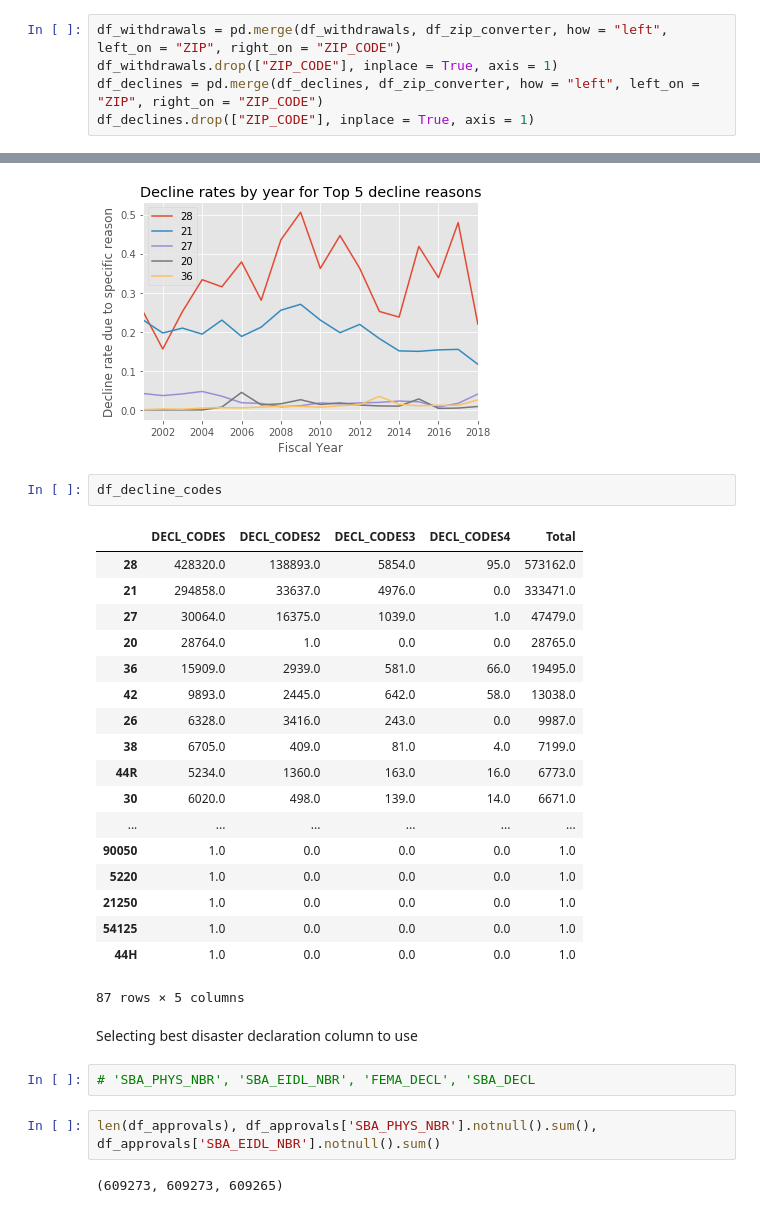
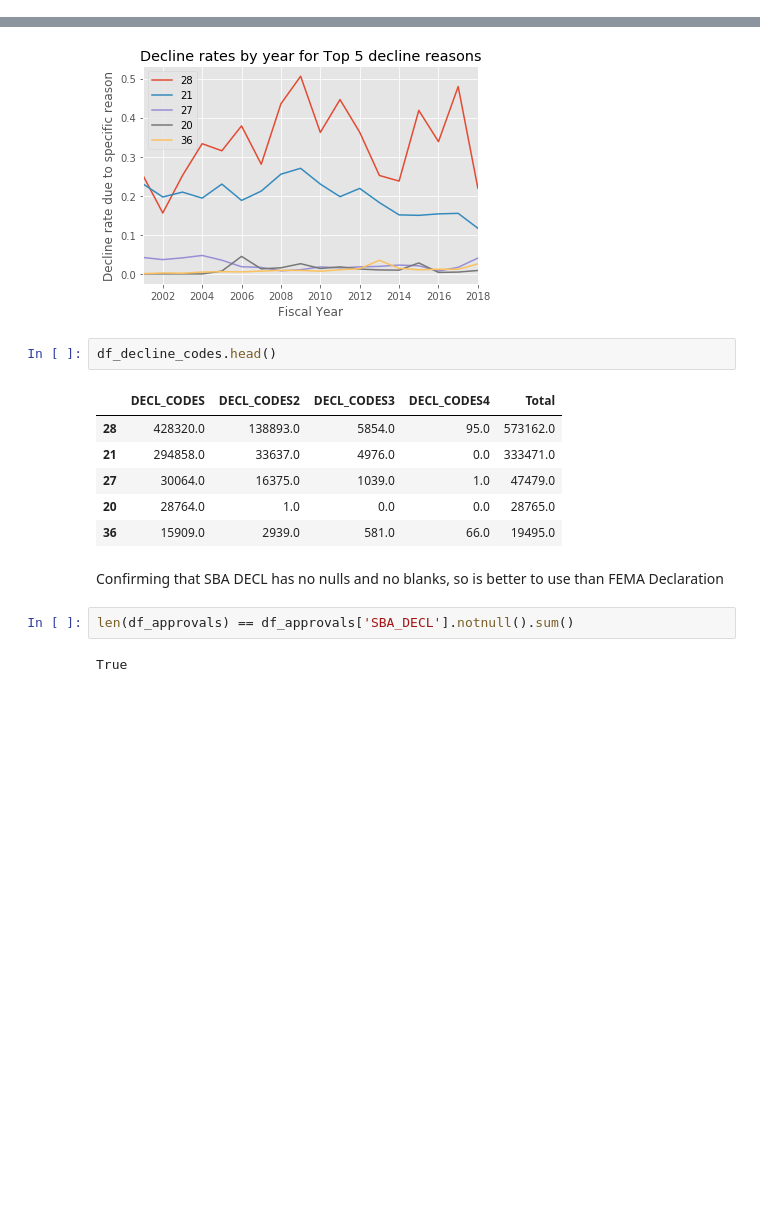
Before and after one commit to PublicI/sba-disaster-loans, a Jupyter notebook: SBA Data Analysis.ipynb, the cells around one changed output, grey strips where cells are left out. Saved outputs shown, nothing was run; the diff lists cells and outputs as text; blank space fills up the shorter version.

```diff
--- a/SBA Data Analysis.ipynb
+++ b/SBA Data Analysis.ipynb
@@ -723,5 +510,0 @@ df_approvals.sample(5)
-# %%
-df_withdrawals = pd.merge(df_withdrawals, df_zip_converter, how = "left", left_on = "ZIP", right_on = "ZIP_CODE")
-df_withdrawals.drop(["ZIP_CODE"], inplace = True, axis = 1)
-df_declines = pd.merge(df_declines, df_zip_converter, how = "left", left_on = "ZIP", right_on = "ZIP_CODE")
-df_declines.drop(["ZIP_CODE"], inplace = True, axis = 1)
@@ -1211,31 +782,17 @@ plt.show()
 # %% [output]
 [figure]
 # %%
-df_decline_codes
+df_decline_codes.head()
 # %% [output]
 |  | DECL_CODES | DECL_CODES2 | DECL_CODES3 | DECL_CODES4 | Total |
 | 28 | 428320.0 | 138893.0 | 5854.0 | 95.0 | 573162.0 |
 | 21 | 294858.0 | 33637.0 | 4976.0 | 0.0 | 333471.0 |
 | 27 | 30064.0 | 16375.0 | 1039.0 | 1.0 | 47479.0 |
 | 20 | 28764.0 | 1.0 | 0.0 | 0.0 | 28765.0 |
 | 36 | 15909.0 | 2939.0 | 581.0 | 66.0 | 19495.0 |
-| 42 | 9893.0 | 2445.0 | 642.0 | 58.0 | 13038.0 |
-| 26 | 6328.0 | 3416.0 | 243.0 | 0.0 | 9987.0 |
-| 38 | 6705.0 | 409.0 | 81.0 | 4.0 | 7199.0 |
-| 44R | 5234.0 | 1360.0 | 163.0 | 16.0 | 6773.0 |
-| 30 | 6020.0 | 498.0 | 139.0 | 14.0 | 6671.0 |
-| ... | ... | ... | ... | ... | ... |
-| 90050 | 1.0 | 0.0 | 0.0 | 0.0 | 1.0 |
-| 5220 | 1.0 | 0.0 | 0.0 | 0.0 | 1.0 |
-| 21250 | 1.0 | 0.0 | 0.0 | 0.0 | 1.0 |
-| 54125 | 1.0 | 0.0 | 0.0 | 0.0 | 1.0 |
-| 44H | 1.0 | 0.0 | 0.0 | 0.0 | 1.0 |
-87 rows × 5 columns
-# %% [markdown]
-Selecting best disaster declaration column to use
-# %%
-# 'SBA_PHYS_NBR', 'SBA_EIDL_NBR', 'FEMA_DECL', 'SBA_DECL
+# %% [markdown]
+Confirming that SBA DECL has no nulls and no blanks, so is better to use than FEMA Declaration
 # %%
-len(df_approvals), df_approvals['SBA_PHYS_NBR'].notnull().sum(), df_approvals['SBA_EIDL_NBR'].notnull().sum()
+len(df_approvals) == df_approvals['SBA_DECL'].notnull().sum()
 # %% [output]
-(609273, 609273, 609265)
+True
```
Also changed, not shown: parts of 86 cells of this notebook.
